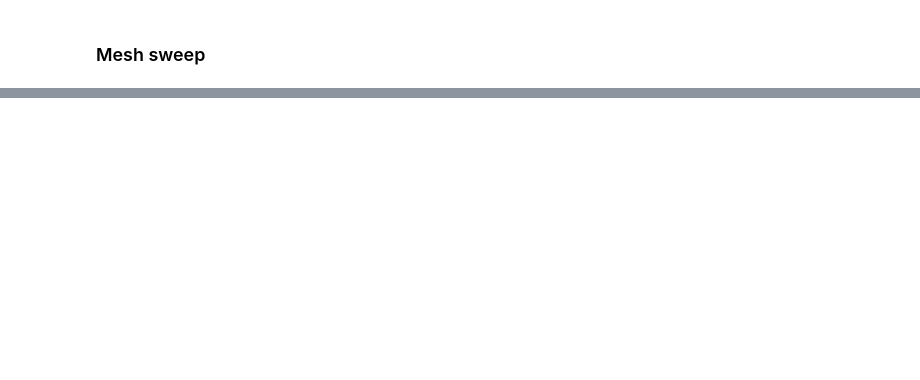
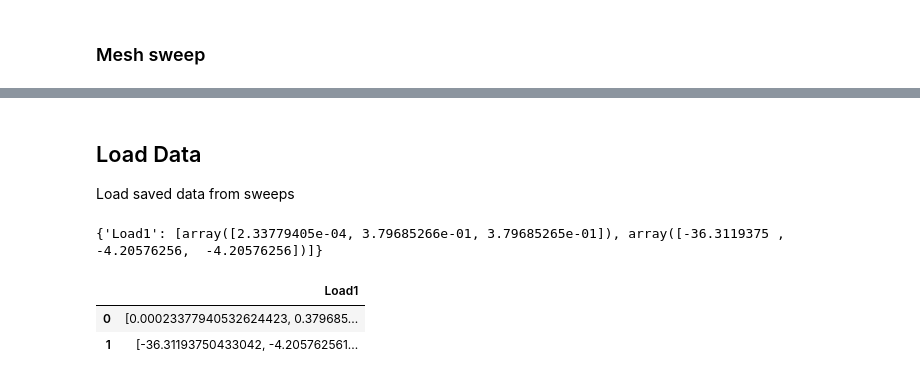
Before and after one commit to CaioRodrigues200/Photonics-training, a Jupyter notebook: Projects/MMI/Lumericalfiles/MMILumapi.ipynb, the cells around one changed output, grey strips where cells are left out. Drawn from its saved outputs; the diff is of its cells as text; code cells hidden in the pictures; blank space fills up the shorter version.

```diff
--- a/Projects/MMI/Lumericalfiles/MMILumapi.ipynb
+++ b/Projects/MMI/Lumericalfiles/MMILumapi.ipynb
@@ -56,14 +67,14 @@ TWidth = 1e-6 # Tapper Width
 
 
 # Mesh config------------------------------------
-MeshEnableIn = 1 # enable input mesh insertion
+MeshEnableIn = 0 # enable input mesh insertion
 MeshEnableOut = 1 # enable output mesh insertion
-MeshType = 0 # 0 for Override, 1 for Multipler
+MeshType = 1 # 0 for Override, 1 for Multipler
 
 MeshOver = [[0.05e-6,0.05e-6,0.05e-6] , [0.05e-6,0.05e-6,0.05e-6]] # Override mesh value dx,dy and dz ([[Input Mesh],[Output Mesh]])
-MeshMultiplier = [[2,2,2] , [2,2,2]] # Mesh multipler value dx,dy and dz ([[Input Mesh],[Output Mesh]])
+MeshMultiplier = [[2,2,2] , [4,4,4]] # Mesh multipler value dx,dy and dz ([[Input Mesh],[Output Mesh]])
 
 
 # EME config-------------------------------------
-EME_MC = 150 # Number of EME Mesh Cells (Y and Z)
-SideCells = 3 # Number of Cells on Input/Output groups
+EME_MC = 100 # Number of EME Mesh Cells (Y and Z)
+SideCells = 4 # Number of Cells on Input/Output groups
@@ -309,0 +434,23 @@ plt.grid()
+# %% [markdown]
+## Load Data
+Load saved data from sweeps
+# %%
+loadFolder = 'TapperWidth' # Folder to load
+
+loadPath = '../SavedData/'+str(loadFolder)
+file_count = sum(len(files) for _, _, files in os.walk(loadPath))
+data = {}
+
+for i in range(file_count):
+    infile = open(os.path.join(loadPath, 'Data'+str(i+1)) , 'rb')
+    data['Load'+str(i+1)] = plk.load(infile)
+    infile.close()
+
+print(data)
+dataFrame = pd.DataFrame(data)
+dataFrame
+# %% [output]
+{'Load1': [array([2.33779405e-04, 3.79685266e-01, 3.79685265e-01]), array([-36.3119375 ,  -4.20576256,  -4.20576256])]}
+|  | Load1 |
+| 0 | [0.00023377940532624423, 0.379685... |
+| 1 | [-36.31193750433042, -4.205762561... |
```
Also changed, not shown: parts of 12 cells of this notebook, 55 other files.
